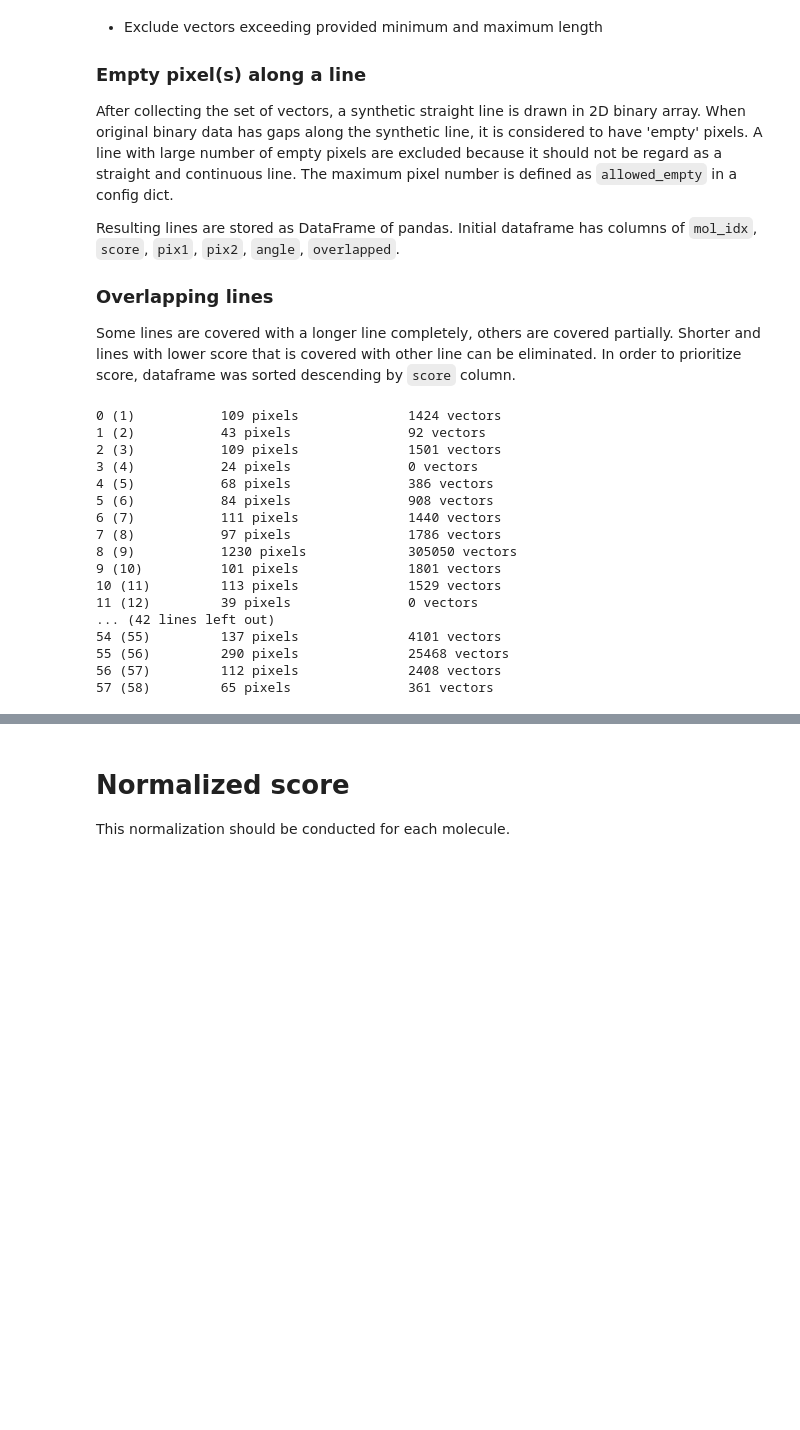
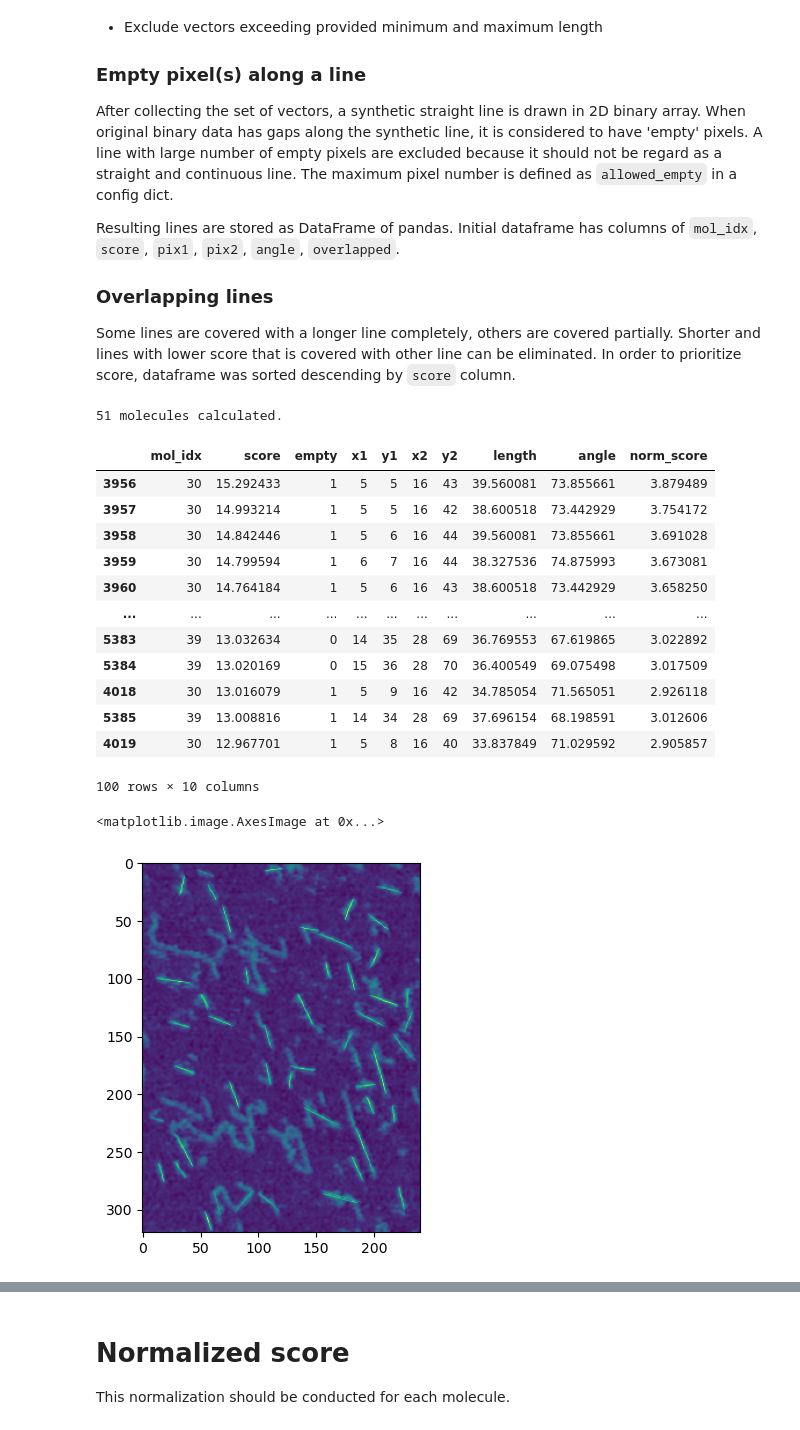
Before and after one commit to iobataya/line_detection, a Jupyter notebook: Find_linear_part_notebook.ipynb, the cells around one changed output, grey strips where cells are left out. Drawn from its saved outputs; the diff is of its cells as text; code cells hidden in the pictures; blank space fills up the shorter version.

Commit message:
Overlay method added

```diff
--- a/Find_linear_part_notebook.ipynb
+++ b/Find_linear_part_notebook.ipynb
@@ -179,27 +179,40 @@ config = {"min_len":10, "max_len":40,"allowed_empty":1}
 
 ld = LineDetection(labelled, source, **config)
 # %%
-for i in range(0,len(ld.molecules)):
+count = 0
+for i in tqdm(range(len(ld.molecules))):
+#for i in tqdm(range(10)):
     mol = ld.molecules[i]
     filtered = ld.filter_by_length(mol)
-    print(f"{i} ({mol.mol_idx})\t\t{mol.count()} pixels\t\t{len(filtered)} vectors")
+    if filtered is not None:
+        lines_cnt = ld.score_lines(mol, filtered)
+        if lines_cnt > 0:
+            count += 1
+print(f"{count} molecules calculated.")
 
-# 53 : 393 pixel -> filter length + line detection : 10sec
+# Filtering statistics is in stat_df
+# ld.stat_df.sort_values("len_filtered", ascending=False).heac()
+
+# Result of line detection is in score_df
+ld.score_df.sort_values("score", ascending=False).head(100)
 # %% [output]
-0 (1)           109 pixels              1424 vectors
-1 (2)           43 pixels               92 vectors
-2 (3)           109 pixels              1501 vectors
-3 (4)           24 pixels               0 vectors
-4 (5)           68 pixels               386 vectors
-5 (6)           84 pixels               908 vectors
-6 (7)           111 pixels              1440 vectors
-7 (8)           97 pixels               1786 vectors
-8 (9)           1230 pixels             305050 vectors
-9 (10)          101 pixels              1801 vectors
-10 (11)         113 pixels              1529 vectors
-11 (12)         39 pixels               0 vectors
-... (42 lines left out)
-54 (55)         137 pixels              4101 vectors
-55 (56)         290 pixels              25468 vectors
-56 (57)         112 pixels              2408 vectors
-57 (58)         65 pixels               361 vectors
+51 molecules calculated.
+|  | mol_idx | score | empty | x1 | y1 | x2 | y2 | length | angle | norm_score |
+| 3956 | 30 | 15.292433 | 1 | 5 | 5 | 16 | 43 | 39.560081 | 73.855661 | 3.879489 |
+| 3957 | 30 | 14.993214 | 1 | 5 | 5 | 16 | 42 | 38.600518 | 73.442929 | 3.754172 |
+| 3958 | 30 | 14.842446 | 1 | 5 | 6 | 16 | 44 | 39.560081 | 73.855661 | 3.691028 |
+| 3959 | 30 | 14.799594 | 1 | 6 | 7 | 16 | 44 | 38.327536 | 74.875993 | 3.673081 |
+| 3960 | 30 | 14.764184 | 1 | 5 | 6 | 16 | 43 | 38.600518 | 73.442929 | 3.658250 |
+| ... | ... | ... | ... | ... | ... | ... | ... | ... | ... | ... |
+| 5383 | 39 | 13.032634 | 0 | 14 | 35 | 28 | 69 | 36.769553 | 67.619865 | 3.022892 |
+| 5384 | 39 | 13.020169 | 0 | 15 | 36 | 28 | 70 | 36.400549 | 69.075498 | 3.017509 |
+| 4018 | 30 | 13.016079 | 1 | 5 | 9 | 16 | 42 | 34.785054 | 71.565051 | 2.926118 |
+| 5385 | 39 | 13.008816 | 1 | 14 | 34 | 28 | 69 | 37.696154 | 68.198591 | 3.012606 |
+| 4019 | 30 | 12.967701 | 1 | 5 | 8 | 16 | 40 | 33.837849 | 71.029592 | 2.905857 |
+100 rows × 10 columns
+# %%
+overlaid = ld.overlay_lines(num_lines=10, factor=1.5)
+plt.imshow(overlaid)
+# %% [output]
+<matplotlib.image.AxesImage at 0x...>
+[figure, added]
```
Also changed, not shown: parts of 12 cells of this notebook, 1 other file.
